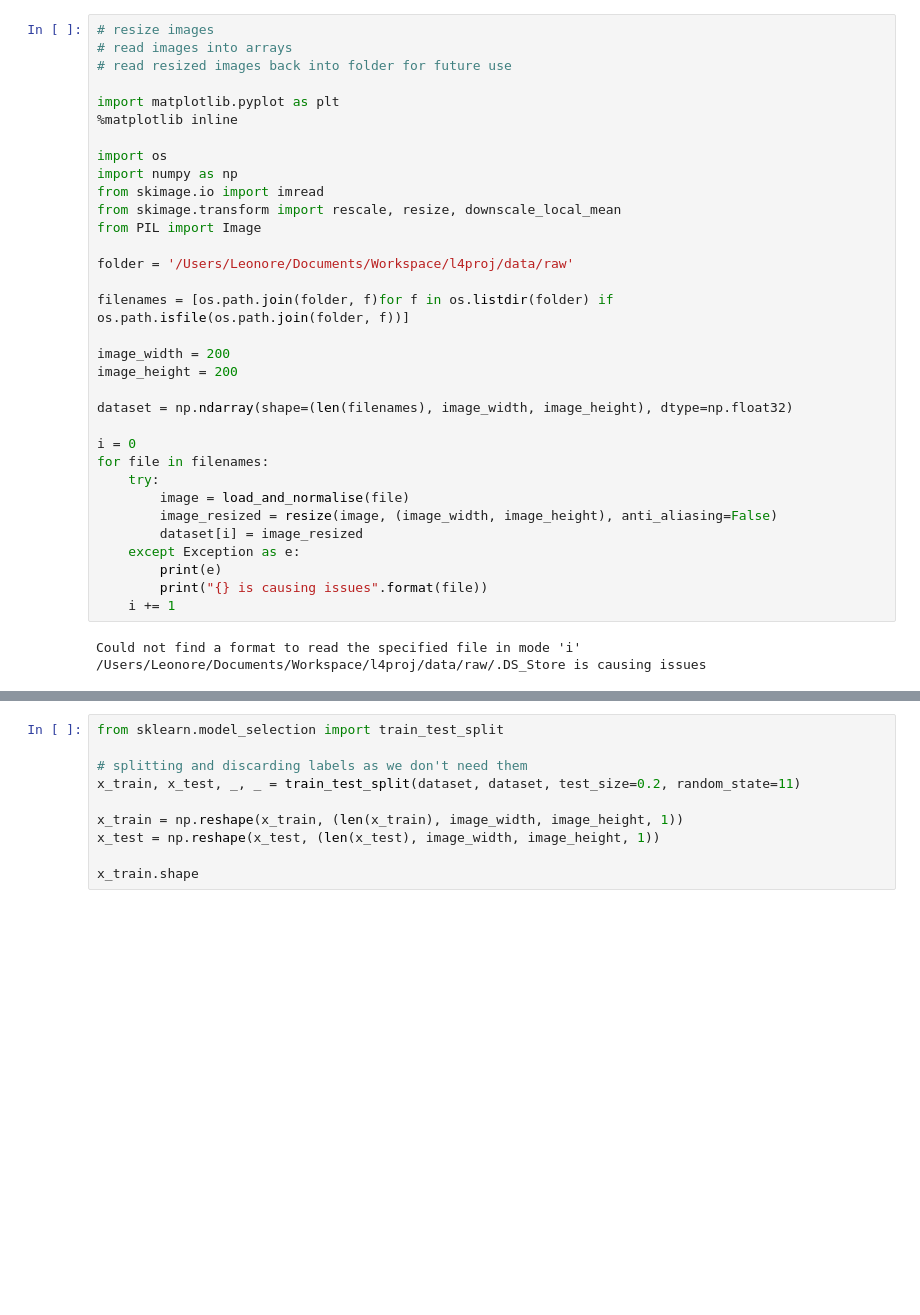
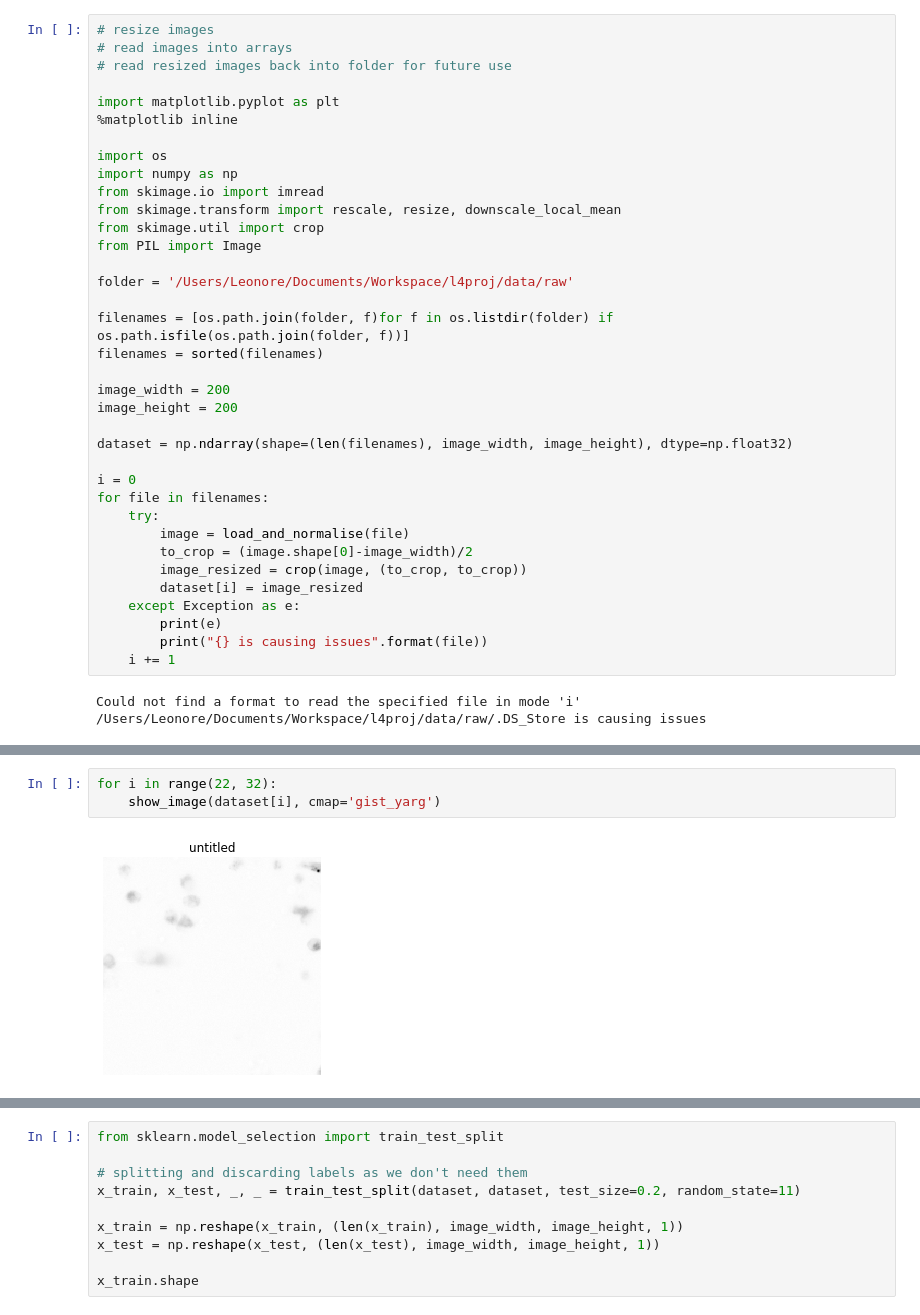
Before and after one commit to leonore/deep-learning-for-immune-cells, a Jupyter notebook: src/visualise_filters.ipynb, the cells around one changed output, grey strips where cells are left out. Saved outputs shown, nothing was run; the diff lists cells and outputs as text; blank space fills up the shorter version.

```diff
--- a/src/visualise_filters.ipynb
+++ b/src/visualise_filters.ipynb
@@ -41,11 +58,13 @@ import os
 import numpy as np
 from skimage.io import imread
 from skimage.transform import rescale, resize, downscale_local_mean
+from skimage.util import crop
 from PIL import Image
 
 folder = '/Users/Leonore/Documents/Workspace/l4proj/data/raw'
 
 filenames = [os.path.join(folder, f)for f in os.listdir(folder) if os.path.isfile(os.path.join(folder, f))]
+filenames = sorted(filenames)
 
 image_width = 200
 image_height = 200
@@ -56,7 +75,8 @@ i = 0
 for file in filenames:
     try:
         image = load_and_normalise(file)
-        image_resized = resize(image, (image_width, image_height), anti_aliasing=False)
+        to_crop = (image.shape[0]-image_width)/2
+        image_resized = crop(image, (to_crop, to_crop))
         dataset[i] = image_resized
     except Exception as e:
         print(e)
@@ -67,0 +101,5 @@ Could not find a format to read the specified file in mode 'i'
+# %%
+for i in range(22, 32):
+    show_image(dataset[i], cmap='gist_yarg')
+# %% [output]
+[figure, added]
```
Also changed, not shown: parts of 24 cells of this notebook, 2 other files.
